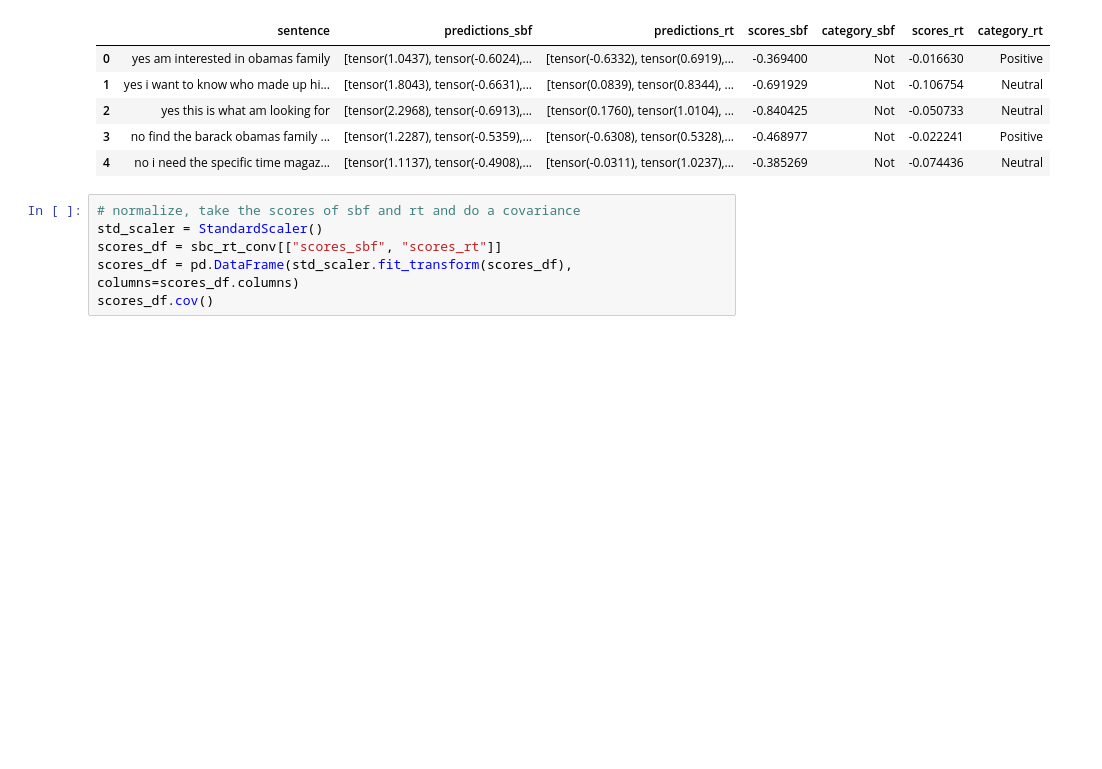
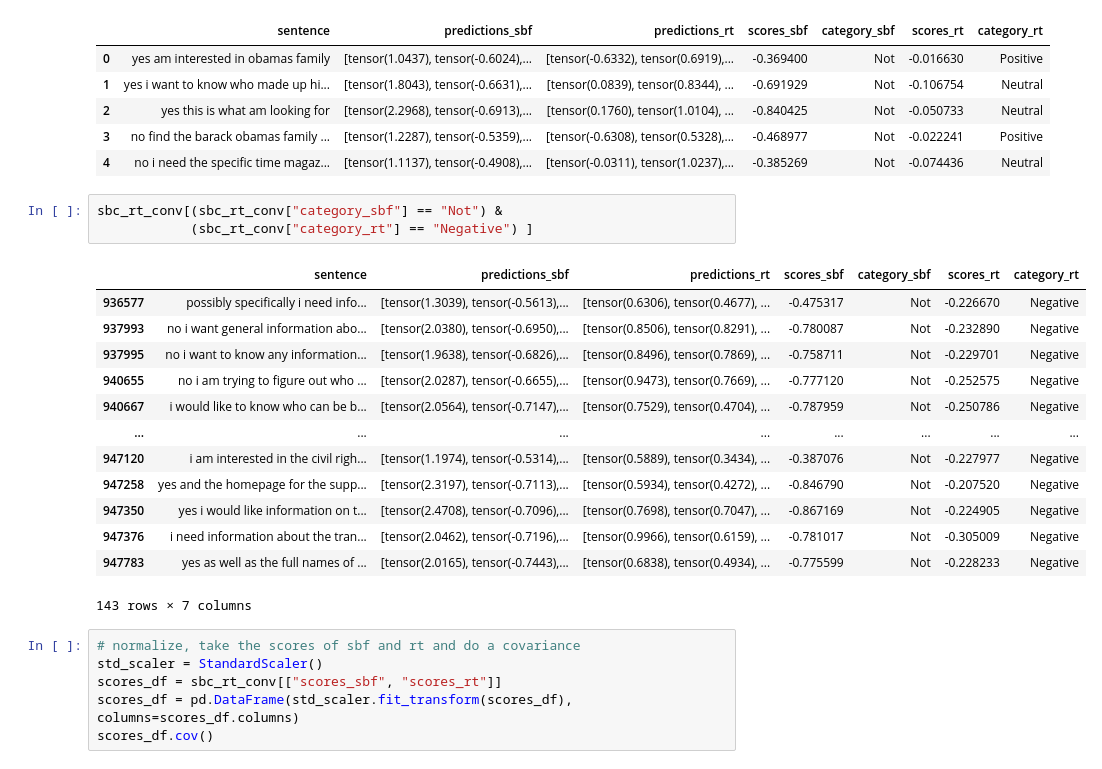
Before and after one commit to peixian/nlu-s2021-final-project, a Jupyter notebook: analysis-jupyter.ipynb, the cells around one changed output. Saved outputs shown, nothing was run; the diff lists cells and outputs as text; blank space fills up the shorter version.

```diff
--- a/analysis-jupyter.ipynb
+++ b/analysis-jupyter.ipynb
@@ -65,6 +65,23 @@ sbc_rt_conv.head()
 | 2 | yes this is what am looking for | [tensor(2.2968), tensor(-0.6913),... | [tensor(0.1760), tensor(1.0104), ... | -0.840425 | Not | -0.050733 | Neutral |
 | 3 | no find the barack obamas family ... | [tensor(1.2287), tensor(-0.5359),... | [tensor(-0.6308), tensor(0.5328),... | -0.468977 | Not | -0.022241 | Positive |
 | 4 | no i need the specific time magaz... | [tensor(1.1137), tensor(-0.4908),... | [tensor(-0.0311), tensor(1.0237),... | -0.385269 | Not | -0.074436 | Neutral |
+# %%
+sbc_rt_conv[(sbc_rt_conv["category_sbf"] == "Not") &
+            (sbc_rt_conv["category_rt"] == "Negative") ]
+# %% [output]
+|  | sentence | predictions_sbf | predictions_rt | scores_sbf | category_sbf | scores_rt | category_rt |
+| 936577 | possibly specifically i need info... | [tensor(1.3039), tensor(-0.5613),... | [tensor(0.6306), tensor(0.4677), ... | -0.475317 | Not | -0.226670 | Negative |
+| 937993 | no i want general information abo... | [tensor(2.0380), tensor(-0.6950),... | [tensor(0.8506), tensor(0.8291), ... | -0.780087 | Not | -0.232890 | Negative |
+| 937995 | no i want to know any information... | [tensor(1.9638), tensor(-0.6826),... | [tensor(0.8496), tensor(0.7869), ... | -0.758711 | Not | -0.229701 | Negative |
+| 940655 | no i am trying to figure out who ... | [tensor(2.0287), tensor(-0.6655),... | [tensor(0.9473), tensor(0.7669), ... | -0.777120 | Not | -0.252575 | Negative |
+| 940667 | i would like to know who can be b... | [tensor(2.0564), tensor(-0.7147),... | [tensor(0.7529), tensor(0.4704), ... | -0.787959 | Not | -0.250786 | Negative |
+| ... | ... | ... | ... | ... | ... | ... | ... |
+| 947120 | i am interested in the civil righ... | [tensor(1.1974), tensor(-0.5314),... | [tensor(0.5889), tensor(0.3434), ... | -0.387076 | Not | -0.227977 | Negative |
+| 947258 | yes and the homepage for the supp... | [tensor(2.3197), tensor(-0.7113),... | [tensor(0.5934), tensor(0.4272), ... | -0.846790 | Not | -0.207520 | Negative |
+| 947350 | yes i would like information on t... | [tensor(2.4708), tensor(-0.7096),... | [tensor(0.7698), tensor(0.7047), ... | -0.867169 | Not | -0.224905 | Negative |
+| 947376 | i need information about the tran... | [tensor(2.0462), tensor(-0.7196),... | [tensor(0.9966), tensor(0.6159), ... | -0.781017 | Not | -0.305009 | Negative |
+| 947783 | yes as well as the full names of ... | [tensor(2.0165), tensor(-0.7443),... | [tensor(0.6838), tensor(0.4934), ... | -0.775599 | Not | -0.228233 | Negative |
+143 rows × 7 columns
 # %%
 # normalize, take the scores of sbf and rt and do a covariance
 std_scaler = StandardScaler()
```
Also changed, not shown: parts of 1 cell of this notebook, 1 other file.
